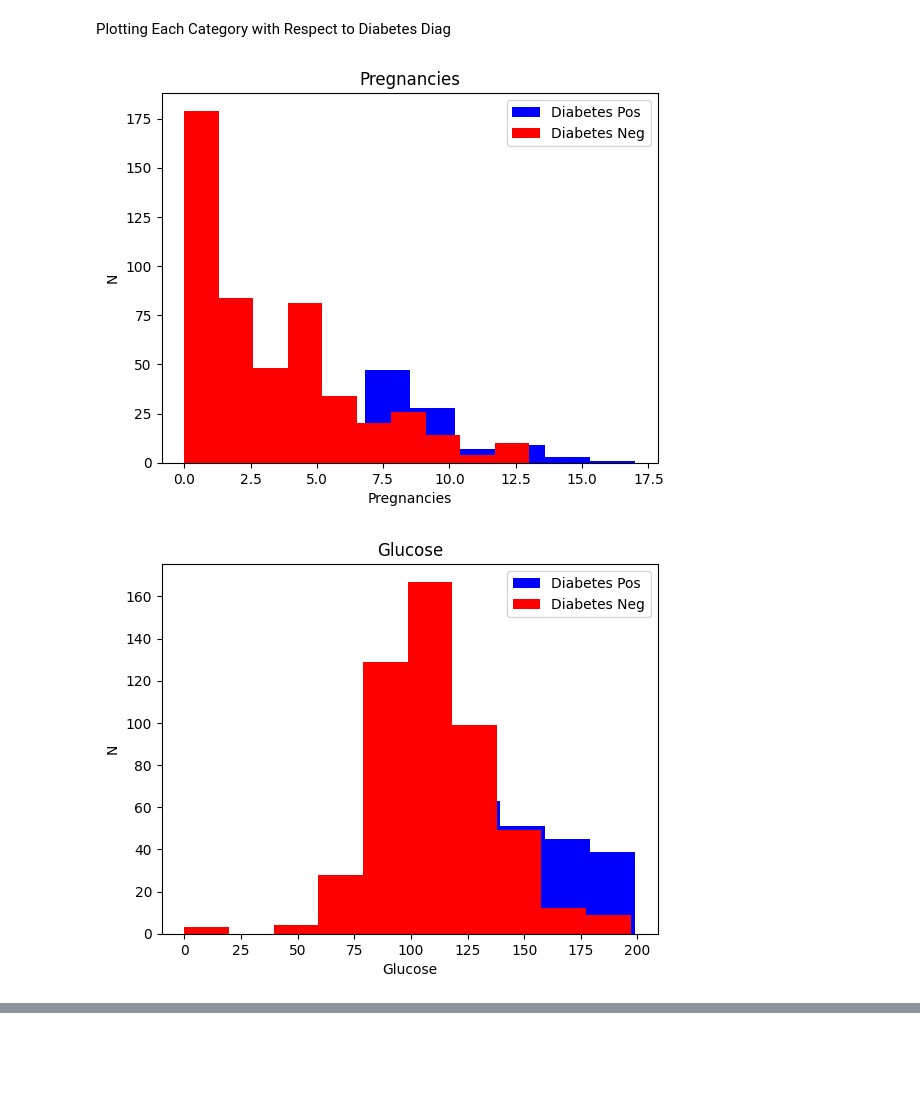
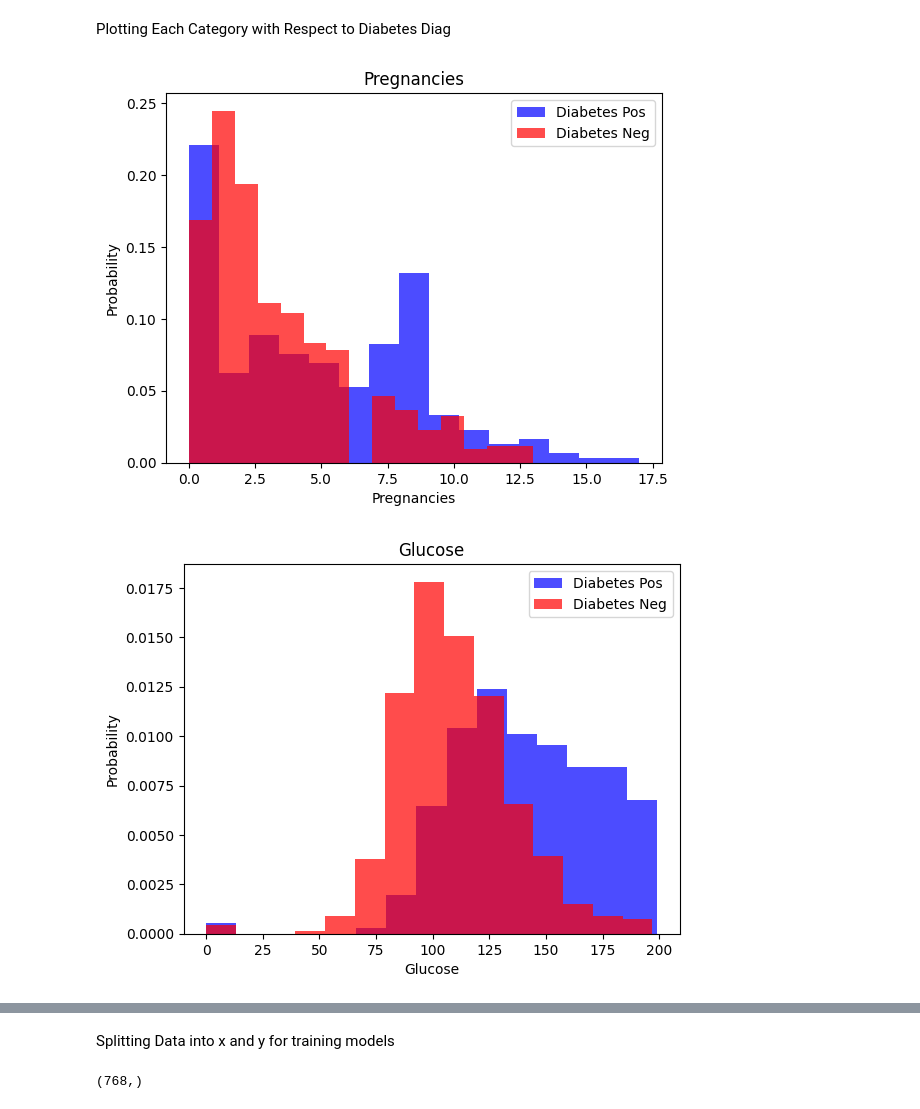
Before and after one commit to zairefrazier/NeuNetTextClass, a Jupyter notebook: diabetesNet.ipynb, the cells around one changed output, grey strips where cells are left out. Drawn from its saved outputs; the diff is of its cells as text; code cells hidden in the pictures; blank space fills up the shorter version.

```diff
--- a/diabetesNet.ipynb
+++ b/diabetesNet.ipynb
@@ -26,13 +26,13 @@ Plotting Each Category with Respect to Diabetes Diag
 # %%
 for i in range(len(df.columns[:-1])):
     label = df.columns[i]
-    plt.hist(df[df['Outcome']==1][label],color='blue', label='Diabetes Pos')
-    plt.hist(df[df['Outcome']==0][label],color='red', label='Diabetes Neg')
+    plt.hist(df[df['Outcome']==1][label],color='blue', label='Diabetes Pos', alpha = 0.7, density=True, bins=15)
+    plt.hist(df[df['Outcome']==0][label],color='red', label='Diabetes Neg', alpha = 0.7, density=True, bins=15)
     plt.title(label)
-    plt.ylabel('N')
+    plt.ylabel('Probability')
     plt.xlabel(label)
     plt.legend()
     plt.show()
 # %% [output]
-[figure, old version]
+[figure, new version]
-[figure, old version]
+[figure, new version]
@@ -44,0 +45,8 @@ for i in range(len(df.columns[:-1])):
+# %% [markdown]
+Splitting Data into x and y for training models
+# %%
+x = df[df.columns[:-1]].values
+
+y = df[df.columns[-1]].values
+# %% [output]
+(768,)
```
Also changed, not shown: parts of 3 cells of this notebook.
